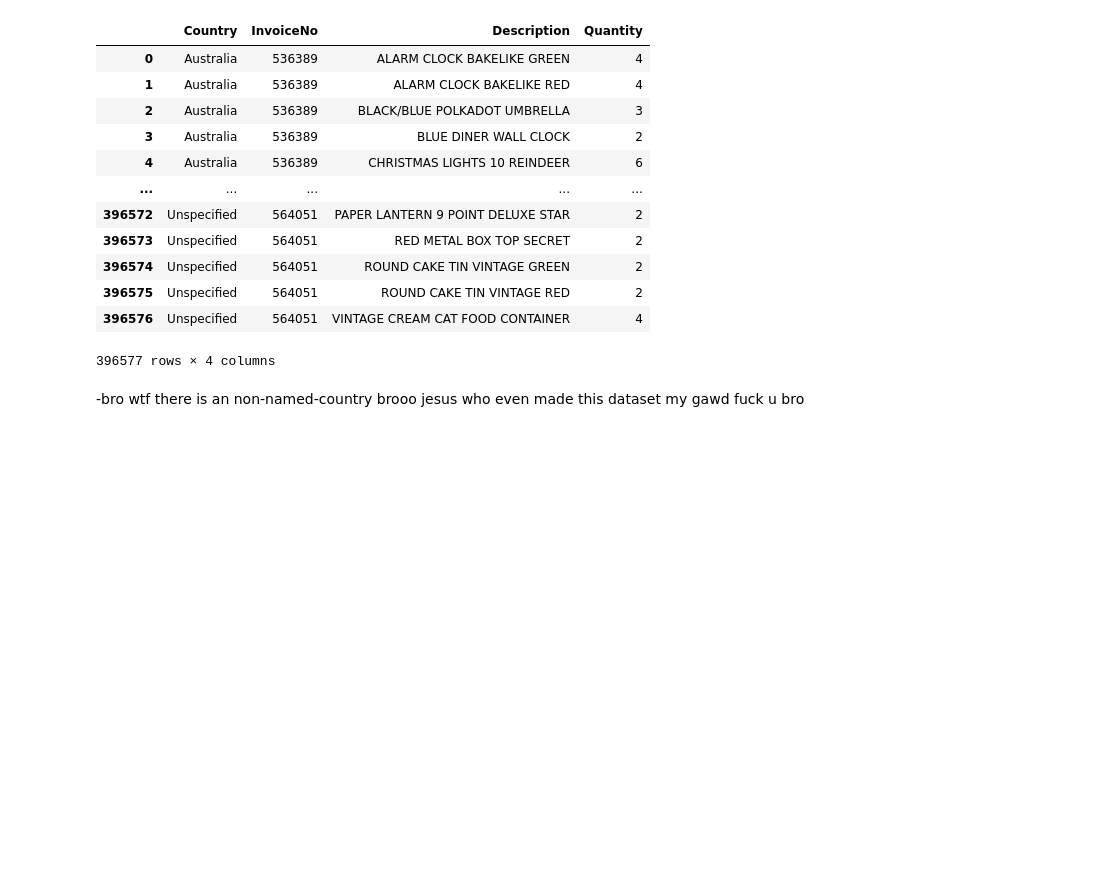
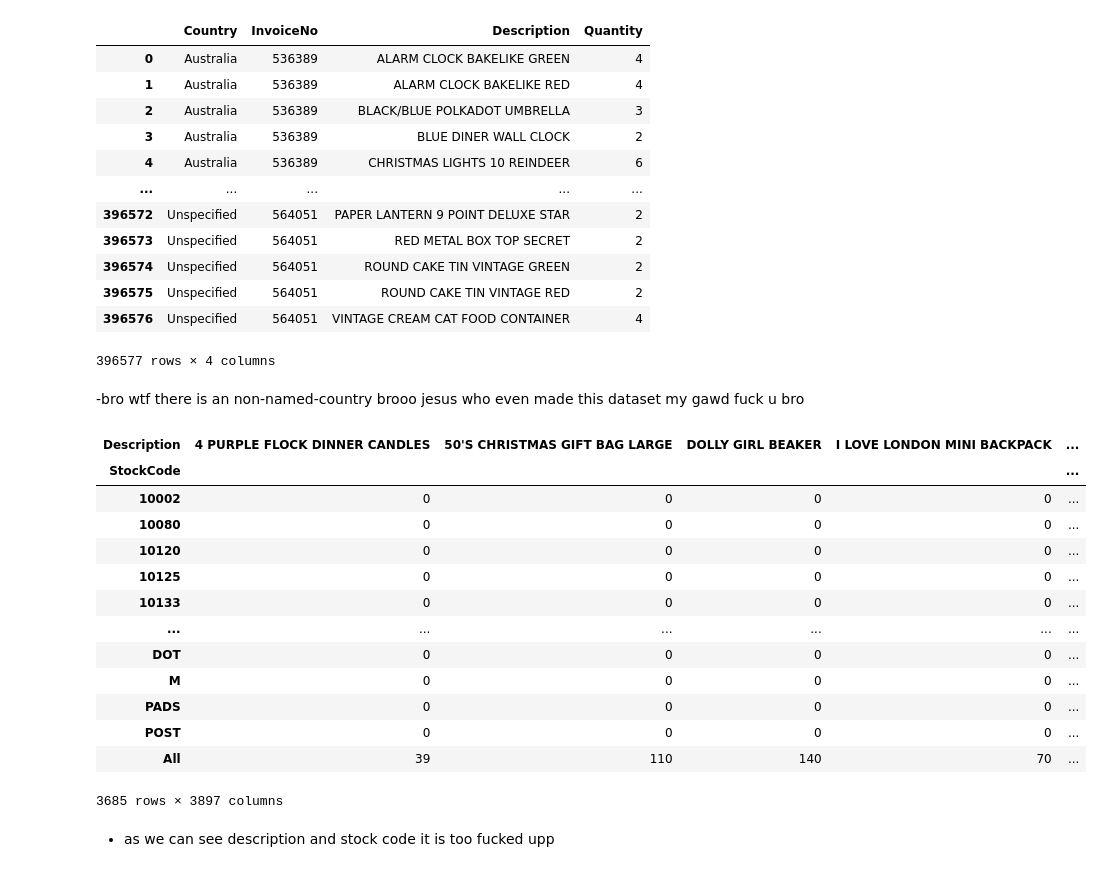
Before and after one commit to mokshithr530/bigdatacheck, a Jupyter notebook: dataset/checkdata2.ipynb, the cells around one changed output. Drawn from its saved outputs; the diff is of its cells as text; code cells hidden in the pictures; blank space fills up the shorter version.

Commit message:
the data set is fucked

```diff
--- a/dataset/checkdata2.ipynb
+++ b/dataset/checkdata2.ipynb
@@ -423,3 +423,22 @@ exc_saudi.groupby(["Country","InvoiceNo","Description"])["Quantity"].sum().reset
 396577 rows × 4 columns
 # %% [markdown]
 -bro wtf there is an non-named-country brooo jesus who even made this dataset my gawd fuck u bro
+# %%
+pd.crosstab(dfcl["StockCode"],dfcl["Description"],margins=True)
+# %% [output]
+| Description | 4 PURPLE FLOCK DINNER CANDLES | 50'S CHRISTMAS GIFT BAG LARGE | DOLLY GIRL BEAKER | I LOVE LONDON MINI BACKPACK | ... |
+| StockCode |  |  |  |  | ... |
+| 10002 | 0 | 0 | 0 | 0 | ... |
+| 10080 | 0 | 0 | 0 | 0 | ... |
+| 10120 | 0 | 0 | 0 | 0 | ... |
+| 10125 | 0 | 0 | 0 | 0 | ... |
+| 10133 | 0 | 0 | 0 | 0 | ... |
+| ... | ... | ... | ... | ... | ... |
+| DOT | 0 | 0 | 0 | 0 | ... |
+| M | 0 | 0 | 0 | 0 | ... |
+| PADS | 0 | 0 | 0 | 0 | ... |
+| POST | 0 | 0 | 0 | 0 | ... |
+| All | 39 | 110 | 140 | 70 | ... |
+3685 rows × 3897 columns
+# %% [markdown]
+- as we can see description and stock code  it is too fucked upp
```
Also changed, not shown: parts of 1 cell of this notebook.
